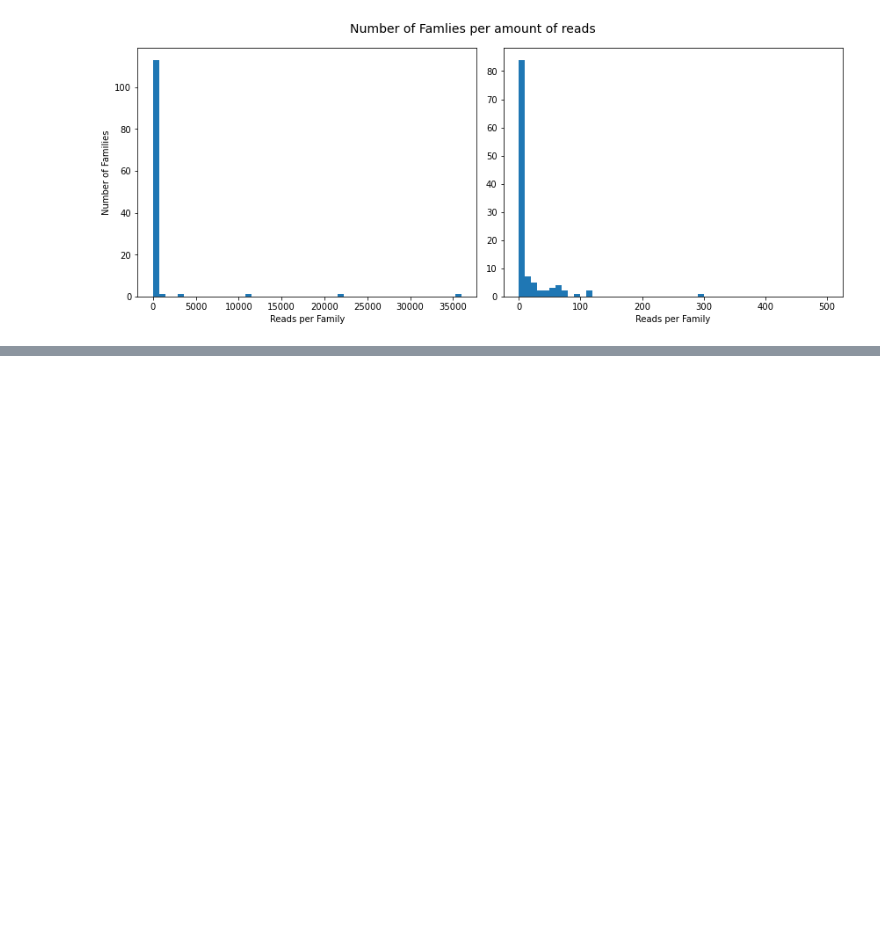
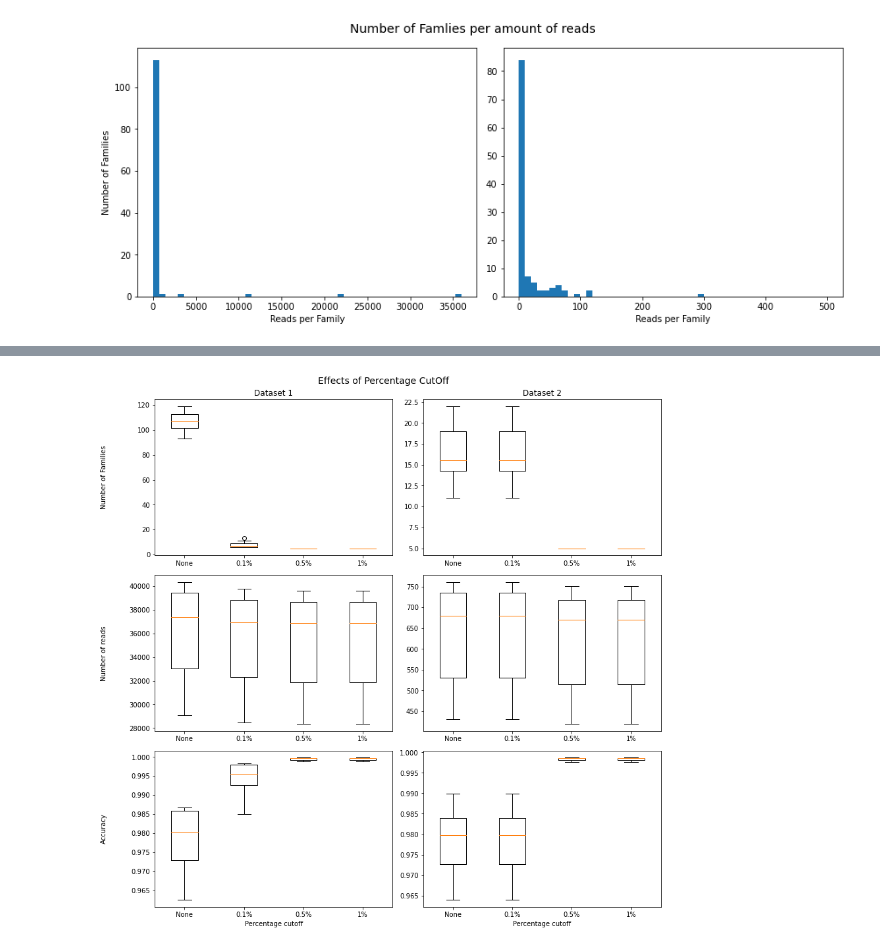
Before and after one commit to MerlinSzymanski/Simdata, a Jupyter notebook: Notebooks/Analysis.ipynb, the cells around one changed output, grey strips where cells are left out. Drawn from its saved outputs; the diff is of its cells as text; code cells hidden in the pictures; blank space fills up the shorter version.

```diff
--- a/Notebooks/Analysis.ipynb
+++ b/Notebooks/Analysis.ipynb
@@ -494,0 +516,3 @@ plt.savefig("Histogram_reads_per_fam.png")
+# %%
+filter_data = filtered_big_data[['Dataset','Regime','Kmer','Krakenfilter','Bedfiltered','Bedfiltered_Correct',
+                   'Bed_prop','Fam_Count', 'Filter', 'Hominid']]
@@ -494,0 +528,71 @@ plt.savefig("Histogram_reads_per_fam.png")
+# %%
+fig = plt.figure(figsize=(12,12))
+ax1 = plt.subplot2grid((6, 4), (0, 0), colspan=2, rowspan=2)
+ax2 = plt.subplot2grid((6, 4), (0, 2), colspan=2, rowspan=2)
+ax3 = plt.subplot2grid((6, 4), (2, 0), colspan=2, rowspan=2)
+ax4 = plt.subplot2grid((6, 4), (2, 2), colspan=2, rowspan=2)
+ax5 = plt.subplot2grid((6, 4), (4, 0), colspan=2, rowspan=2)
+ax6 = plt.subplot2grid((6, 4), (4, 2), colspan=2, rowspan=2)
+# first, the Number of reads
+## for dataset 1
+data = []
+filt = [0,0.001,0.005,0.01]
+label = ['None','0.1%','0.5%','1%']
+for f in filt:
+    data.append((
+        filter_data[(filter_data.Filter==f)&(filter_data.Dataset == '1')]["Fam_Count"]));
+ax1.boxplot(data);
+ax1.set_title("Dataset 1")
+ax1.set_ylabel("Number of Families")
+ax1.get_yaxis().set_label_coords(-0.2,0.5)
+ax1.set_xticklabels(label)
+#and for Dataset 2
+
+data = []
+for f in filt:
+    data.append((
+        filter_data[(filter_data.Filter==f)&(filter_data.Dataset == '2')]["Fam_Count"]));
+ax2.boxplot(data);
+ax2.set_title("Dataset 2")
+ax2.set_xticklabels(label)
+
+data = []
+for f in filt:
+    data.append((
+        filter_data[(filter_data.Filter==f)&(filter_data.Dataset == '1')]["Bedfiltered"]));
+ax3.boxplot(data);
+ax3.set_ylabel("Number of reads")
+ax3.get_yaxis().set_label_coords(-0.2,0.5)
+ax3.set_xticklabels(label)
+
+data = []
+for f in filt:
+    data.append((
+        filter_data[(filter_data.Filter==f)&(filter_data.Dataset == '2')]["Bedfiltered"]));
+ax4.boxplot(data);
+ax4.set_xticklabels(label)
+
+data = []
+for f in filt:
+    data.append((
+        filter_data[(filter_data.Filter==f)&(filter_data.Dataset == '1')]["Bed_prop"]));
+ax5.boxplot(data);
+ax5.set_ylabel("Accuracy")
+ax5.set_xlabel("Percentage cutoff")
+ax5.get_yaxis().set_label_coords(-0.2,0.5)
+ax5.set_xticklabels(label)
+
+data = []
+for f in filt:
+    data.append((
+        filter_data[(filter_data.Filter==f)&(filter_data.Dataset == '2')]["Bed_prop"]));
+ax6.boxplot(data);
+ax6.set_xlabel("Percentage cutoff")
+ax6.set_xticklabels(label)
+
+plt.suptitle("Effects of Percentage CutOff", fontsize=14)
+plt.tight_layout()
+plt.savefig("percentage_cutoff.png")
+plt.show()
+# %% [output]
+[figure, added]
```
Also changed, not shown: parts of 4 cells of this notebook.
